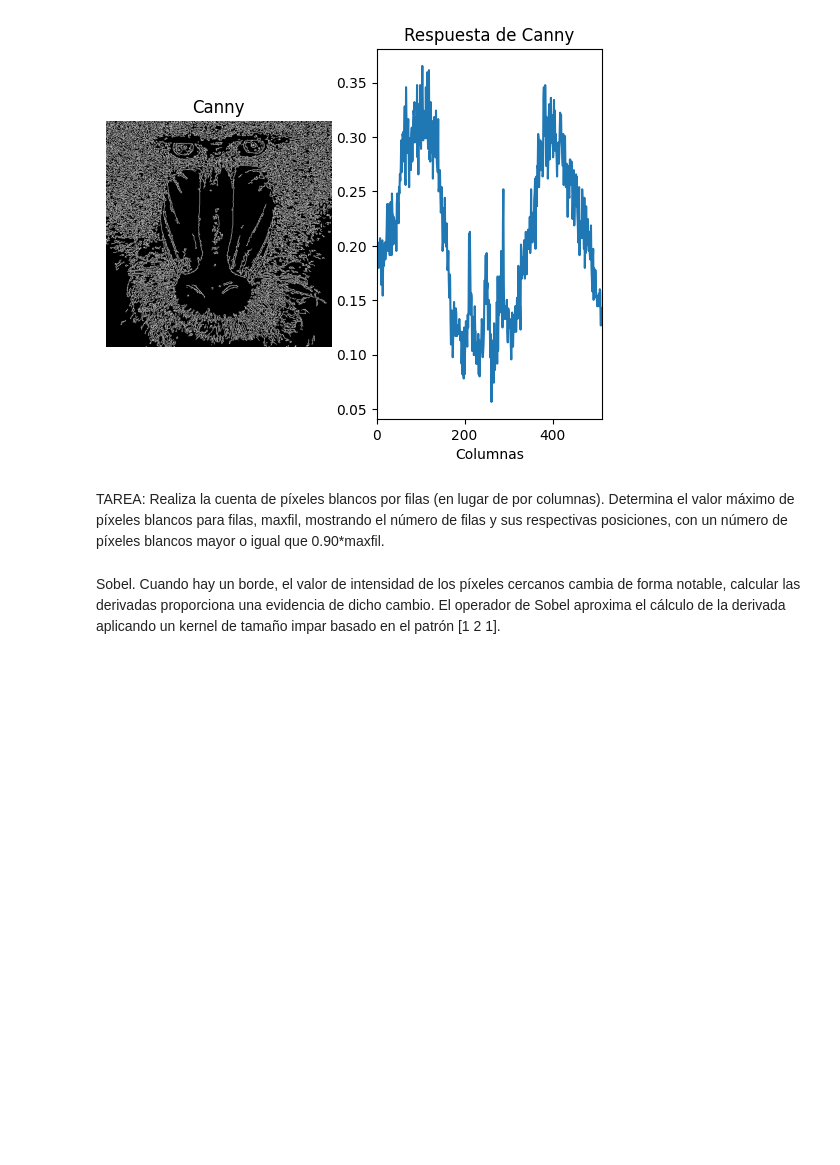
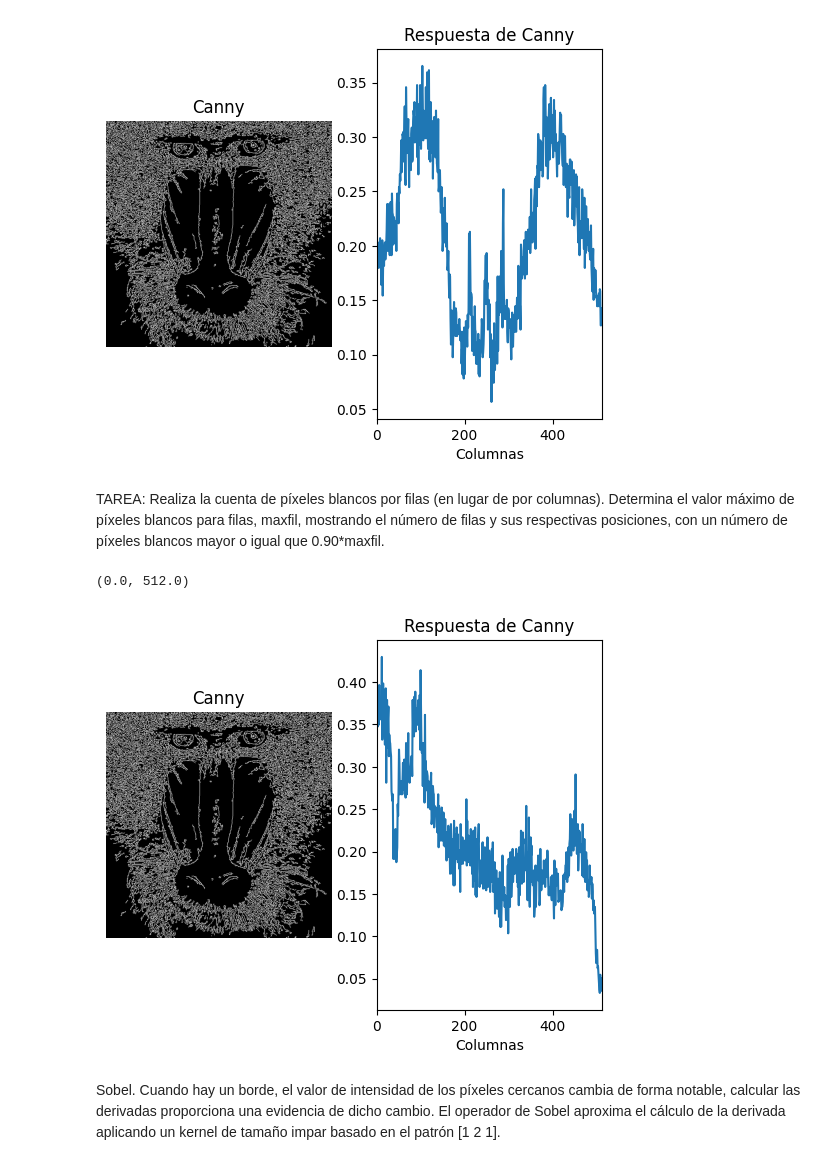
Before and after one commit to lumusa2design/Computer-Visualization, a Jupyter notebook: P2/VC_P2.ipynb, the cells around one changed output. Drawn from its saved outputs; the diff is of its cells as text; code cells hidden in the pictures; blank space fills up the shorter version.

```diff
--- a/P2/VC_P2.ipynb
+++ b/P2/VC_P2.ipynb
@@ -152,28 +152,31 @@ TAREA: Realiza la cuenta de píxeles blancos por filas (en lugar de por columnas
 # %%
 #El contenido de la imagen resultado de Canny, son valores 0 o 255, lo compruebas al descomentar
 #print(canny)
 #Cuenta el número de píxeles blancos (255) por columna
 #Suma los valores de los pixeles por columna
-col_counts = cv2.reduce(canny, 1, cv2.REDUCE_SUM, dtype=cv2.CV_32SC1)
+row_counts = cv2.reduce(canny, 1, cv2.REDUCE_SUM, dtype=cv2.CV_32SC1)
 
 #Normaliza en base al número de filas, primer valor devuelto por shape, y al valor máximo del píxel (255)
 #El resultado será el número de píxeles blancos por columna
-cols = col_counts[0] / (255 * canny.shape[0])
+rows = row_counts[:,0] / (255 * canny.shape[0])
 
 #Muestra dicha cuenta gráficamente
 plt.figure()
 plt.subplot(1, 2, 1)
 plt.axis("off")
 plt.title("Canny")
 plt.imshow(canny, cmap='gray')
 
 plt.subplot(1, 2, 2)
 plt.title("Respuesta de Canny")
 plt.xlabel("Columnas")
 plt.ylabel("% píxeles")
-plt.plot(cols)
+plt.plot(rows)
 #Rango en x definido por las columnas
 plt.xlim([0, canny.shape[1]])
+# %% [output]
+(0.0, 512.0)
+[figure, added]
 # %% [markdown]
 Sobel. Cuando hay un borde, el valor de intensidad de los píxeles cercanos cambia de forma notable, calcular las derivadas proporciona una evidencia de dicho cambio. El operador de Sobel aproxima el cálculo de la derivada aplicando un kernel de tamaño impar basado en el patrón [1 2 1].
 # %%
```
